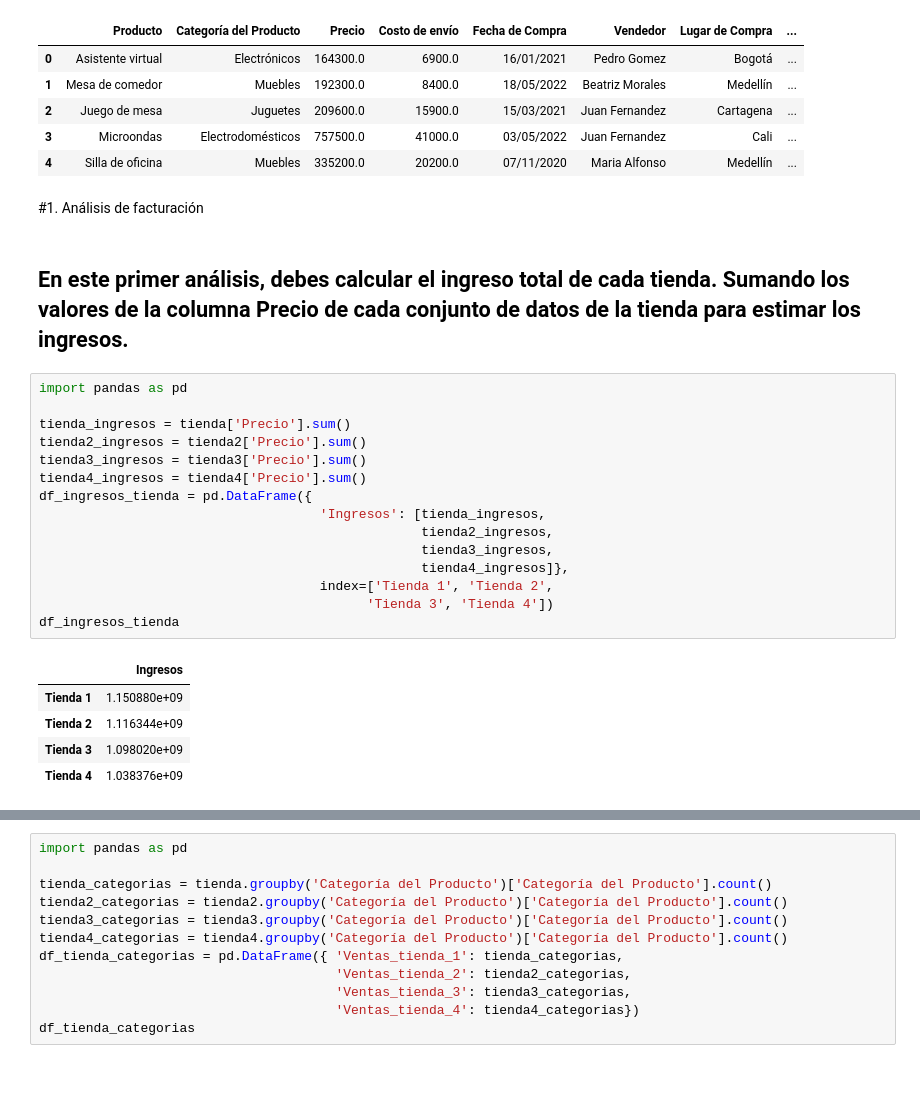
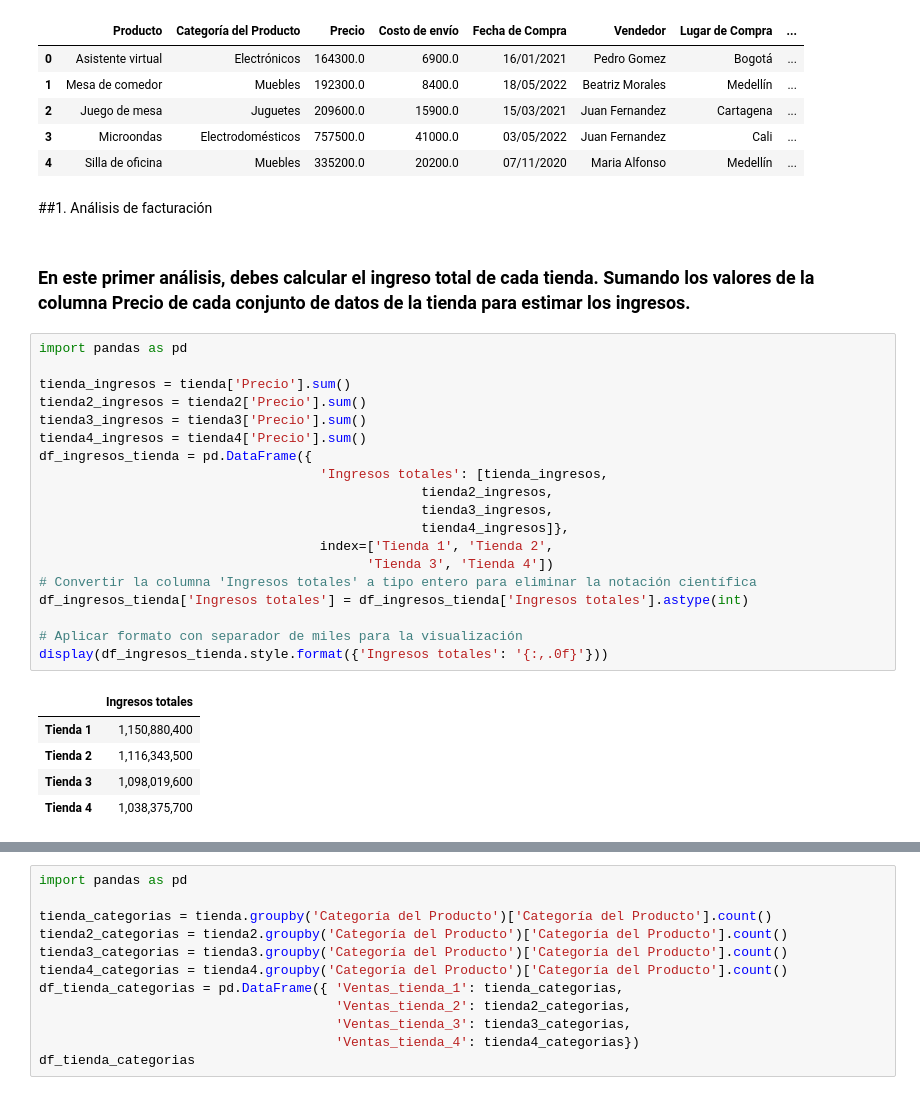
Before and after one commit to retutux-arch/Desaf-o_Alura_Store, a Jupyter notebook: AluraStoreLatam.ipynb, the cells around one changed output, grey strips where cells are left out. Drawn from its saved outputs; the diff is of its cells as text.

```diff
--- a/AluraStoreLatam.ipynb
+++ b/AluraStoreLatam.ipynb
@@ -24,27 +26,31 @@ tienda.head()
 | 3 | Microondas | Electrodomésticos | 757500.0 | 41000.0 | 03/05/2022 | Juan Fernandez | Cali | ... |
 | 4 | Silla de oficina | Muebles | 335200.0 | 20200.0 | 07/11/2020 | Maria Alfonso | Medellín | ... |
 # %% [markdown]
-#1. Análisis de facturación
+##1. Análisis de facturación
 # %% [markdown]
-## En este primer análisis, debes calcular el ingreso total de cada tienda. Sumando los valores de la columna Precio de cada conjunto de datos de la tienda para estimar los ingresos.
+### En este primer análisis, debes calcular el ingreso total de cada tienda. Sumando los valores de la columna Precio de cada conjunto de datos de la tienda para estimar los ingresos.
 # %%
 import pandas as pd
 
 tienda_ingresos = tienda['Precio'].sum()
 tienda2_ingresos = tienda2['Precio'].sum()
 tienda3_ingresos = tienda3['Precio'].sum()
 tienda4_ingresos = tienda4['Precio'].sum()
 df_ingresos_tienda = pd.DataFrame({
-                                    'Ingresos': [tienda_ingresos,
+                                    'Ingresos totales': [tienda_ingresos,
                                                  tienda2_ingresos,
                                                  tienda3_ingresos,
                                                  tienda4_ingresos]},
                                     index=['Tienda 1', 'Tienda 2',
                                           'Tienda 3', 'Tienda 4'])
-df_ingresos_tienda
+# Convertir la columna 'Ingresos totales' a tipo entero para eliminar la notación científica
+df_ingresos_tienda['Ingresos totales'] = df_ingresos_tienda['Ingresos totales'].astype(int)
+
+# Aplicar formato con separador de miles para la visualización
+display(df_ingresos_tienda.style.format({'Ingresos totales': '{:,.0f}'}))
 # %% [output]
-|  | Ingresos |
-| Tienda 1 | 1.150880e+09 |
-| Tienda 2 | 1.116344e+09 |
-| Tienda 3 | 1.098020e+09 |
-| Tienda 4 | 1.038376e+09 |
+|  | Ingresos totales |
+| Tienda 1 | 1,150,880,400 |
+| Tienda 2 | 1,116,343,500 |
+| Tienda 3 | 1,098,019,600 |
+| Tienda 4 | 1,038,375,700 |
```
Also changed, not shown: parts of 20 cells of this notebook.
